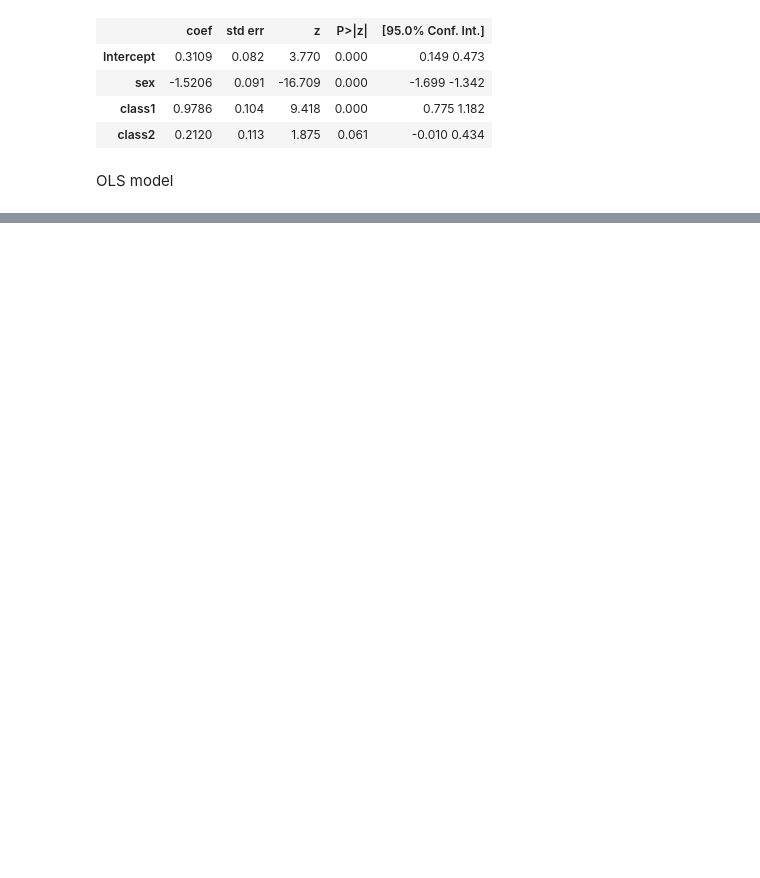
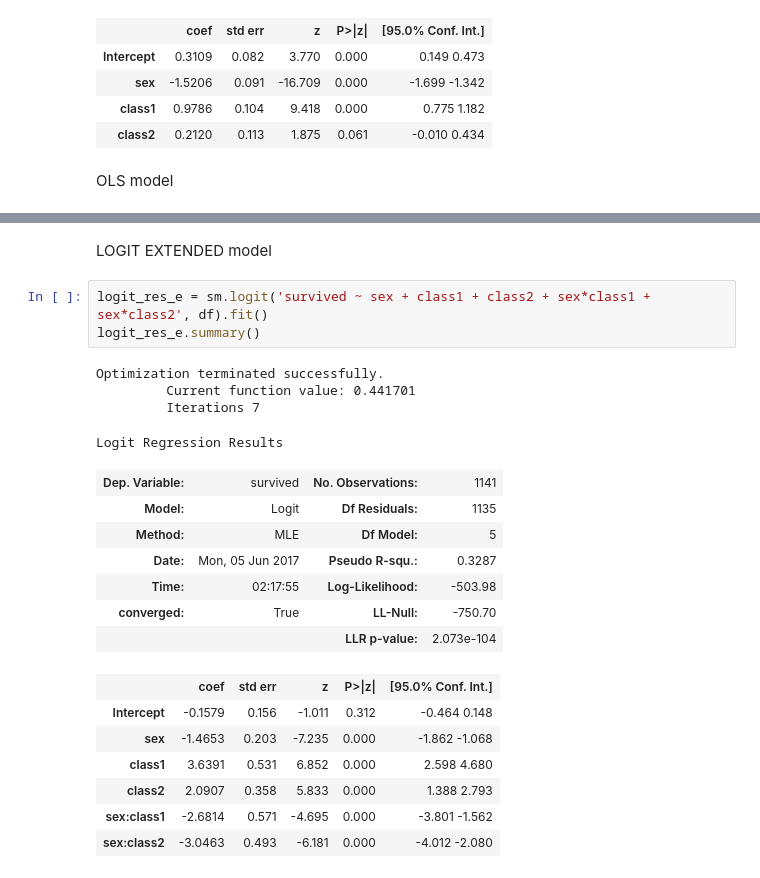
Before and after one commit to Sinopsys/SiEMK-Assignments, a Jupyter notebook: 6/Домашка по СиЭМК'у. #6.ipynb, the cells around one changed output, grey strips where cells are left out. Saved outputs shown, nothing was run; the diff lists cells and outputs as text; blank space fills up the shorter version.

```diff
--- a/6/Домашка по СиЭМК'у. #6.ipynb
+++ b/6/Домашка по СиЭМК'у. #6.ipynb
@@ -135,0 +149,24 @@ OLS Regression Results
+# %% [markdown]
+LOGIT EXTENDED model
+# %%
+logit_res_e = sm.logit('survived ~ sex + class1 + class2 + sex*class1 + sex*class2', df).fit()
+logit_res_e.summary()
+# %% [output]
+Optimization terminated successfully.
+         Current function value: 0.441701
+         Iterations 7
+Logit Regression Results
+| Dep. Variable: | survived | No. Observations: | 1141 |
+| Model: | Logit | Df Residuals: | 1135 |
+| Method: | MLE | Df Model: | 5 |
+| Date: | Mon, 05 Jun 2017 | Pseudo R-squ.: | 0.3287 |
+| Time: | 02:17:55 | Log-Likelihood: | -503.98 |
+| converged: | True | LL-Null: | -750.70 |
+|  |  | LLR p-value: | 2.073e-104 |
+|  | coef | std err | z | P>|z| | [95.0% Conf. Int.] |
+| Intercept | -0.1579 | 0.156 | -1.011 | 0.312 | -0.464 0.148 |
+| sex | -1.4653 | 0.203 | -7.235 | 0.000 | -1.862 -1.068 |
+| class1 | 3.6391 | 0.531 | 6.852 | 0.000 | 2.598 4.680 |
+| class2 | 2.0907 | 0.358 | 5.833 | 0.000 | 1.388 2.793 |
+| sex:class1 | -2.6814 | 0.571 | -4.695 | 0.000 | -3.801 -1.562 |
+| sex:class2 | -3.0463 | 0.493 | -6.181 | 0.000 | -4.012 -2.080 |
```
Also changed, not shown: parts of 18 cells of this notebook, 1 other file.
